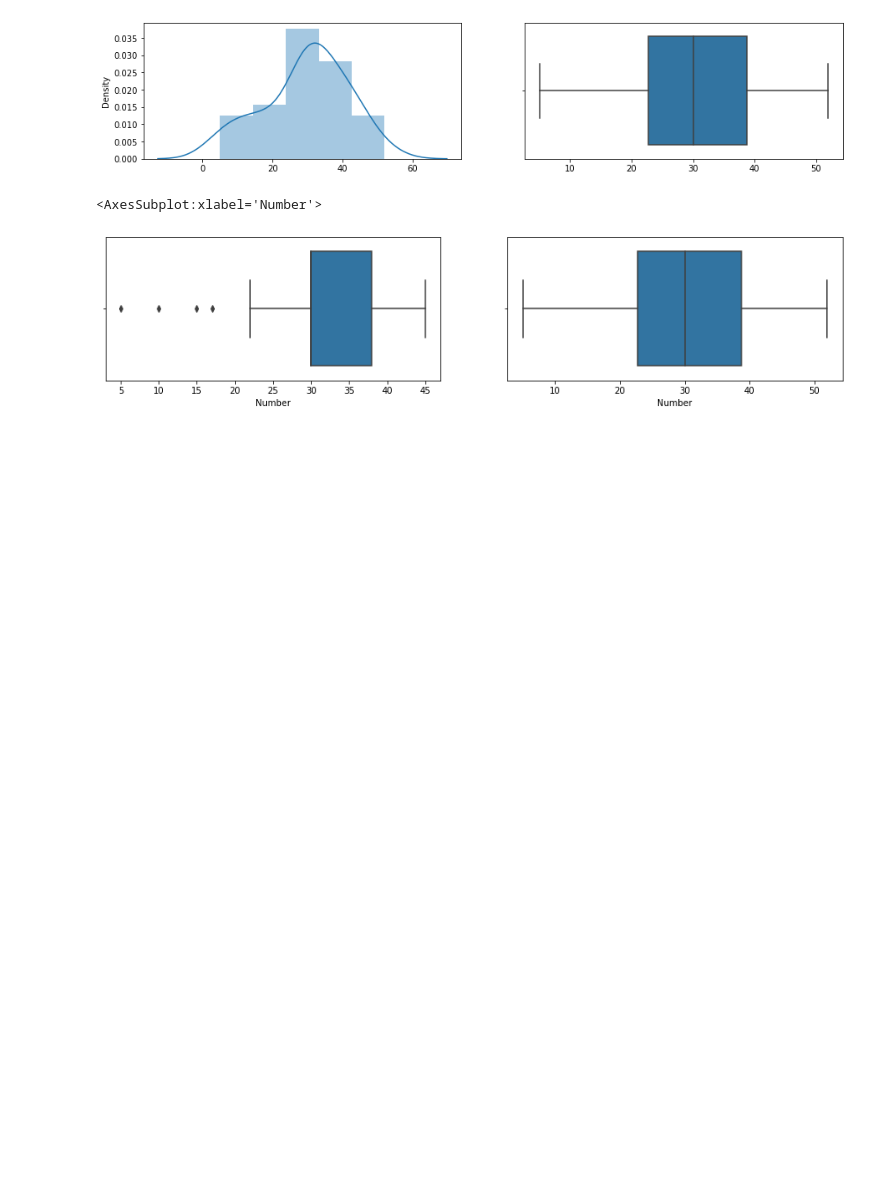
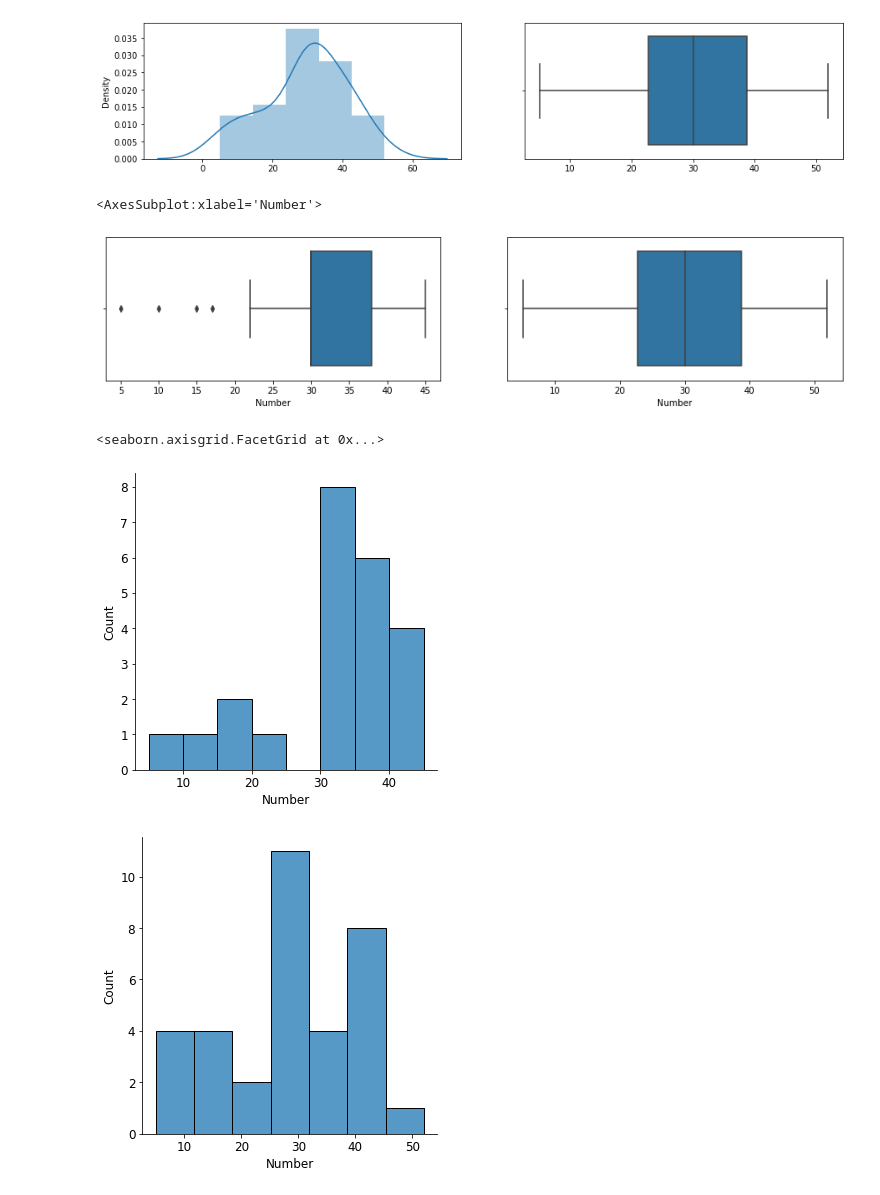
Before and after one commit to hopemini/data_processing, a Jupyter notebook: test_dataset/test_dataset.ipynb, the cells around one changed output. Saved outputs shown, nothing was run; the diff lists cells and outputs as text; code cells hidden in the pictures; blank space fills up the shorter version.

```diff
--- a/test_dataset/test_dataset.ipynb
+++ b/test_dataset/test_dataset.ipynb
@@ -89,3 +111,10 @@ sns.boxplot(df_r['Number'])
 # %% [output]
 <AxesSubplot:xlabel='Number'>
 [figure]
+# %%
+sns.displot(df_c['Number'])
+sns.displot(df_r['Number'])
+# %% [output]
+<seaborn.axisgrid.FacetGrid at 0x...>
+[figure, added]
+[figure, added]
```
Also changed, not shown: parts of 4 cells of this notebook.
